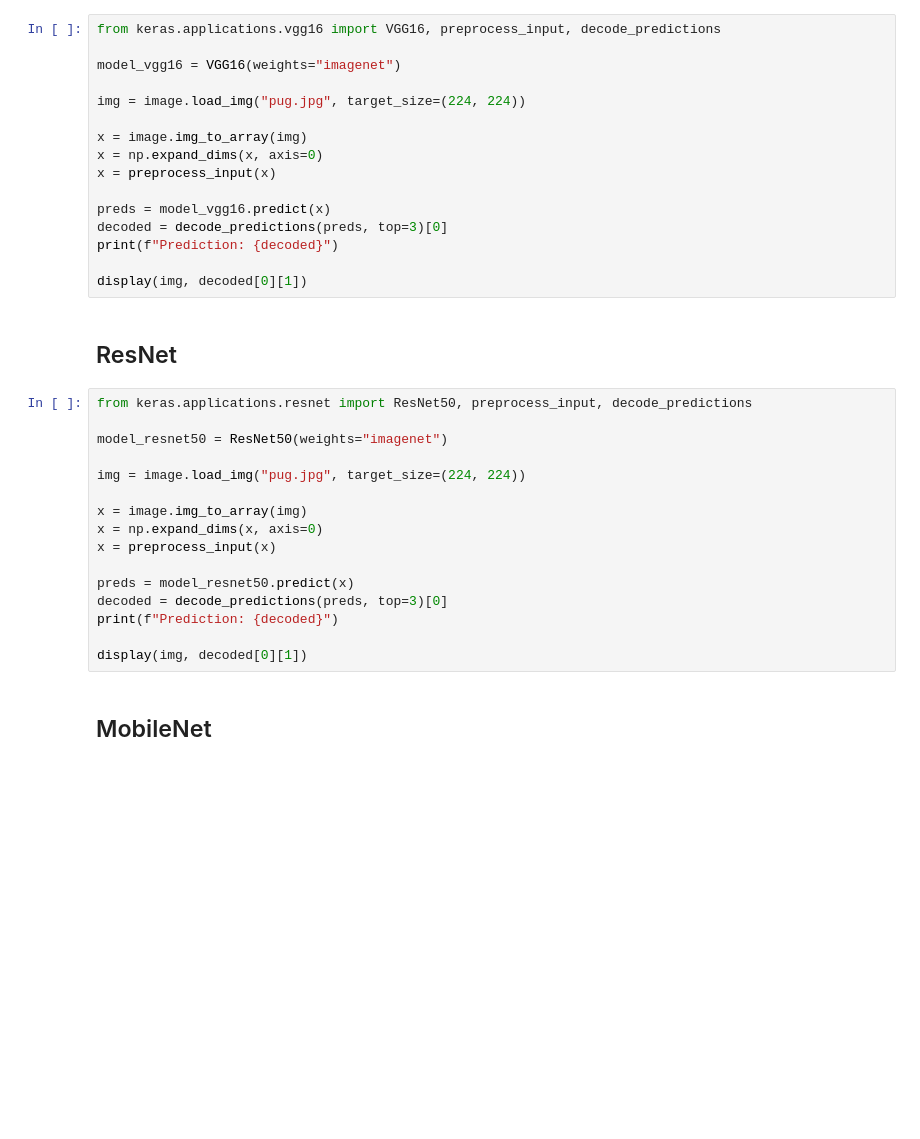
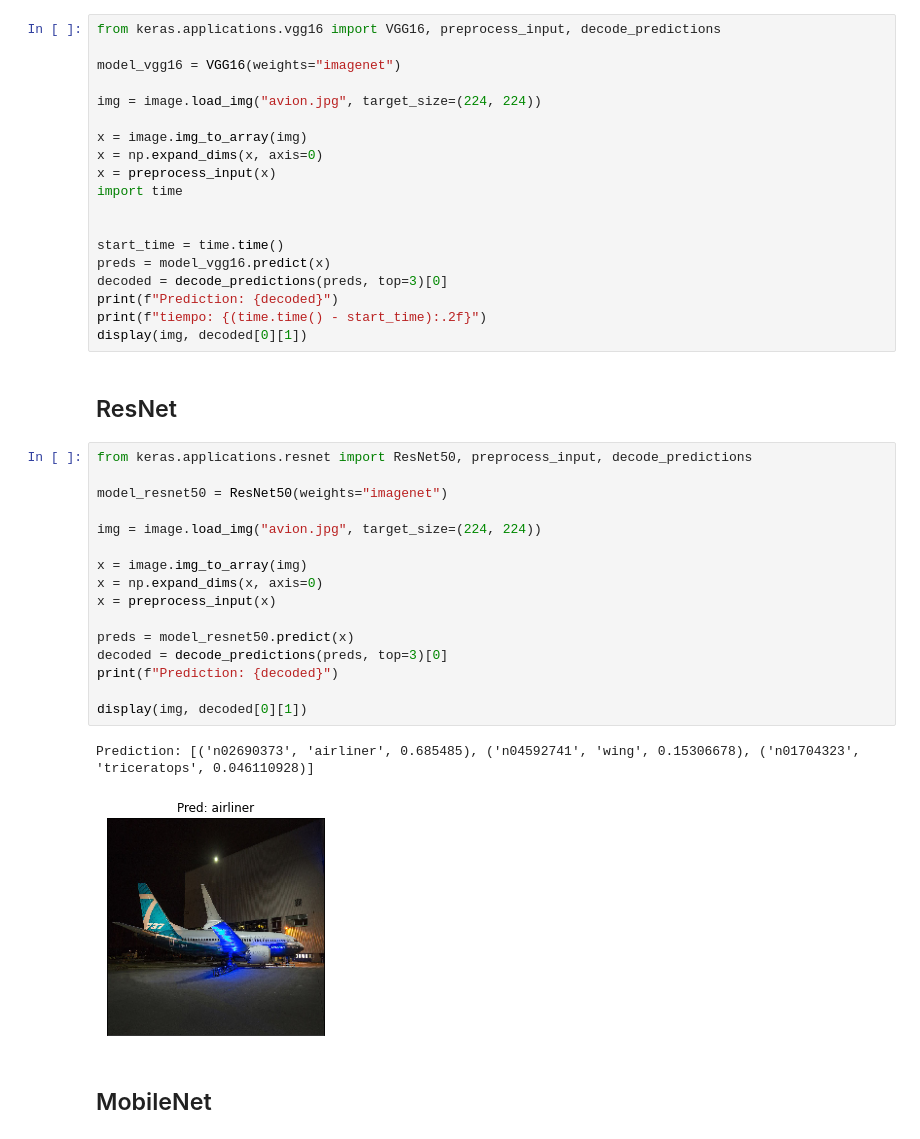
Before and after one commit to tabris2015/computer-vision-unifranz2021, a Jupyter notebook: tensorflow/7.image_classification.ipynb, the cells around one changed output. Cells and saved outputs as stored; diff of their text form; blank space fills up the shorter version.

```diff
--- a/tensorflow/7.image_classification.ipynb
+++ b/tensorflow/7.image_classification.ipynb
@@ -20,35 +20,41 @@ from keras.applications.vgg16 import VGG16, preprocess_input, decode_predictions
 
 model_vgg16 = VGG16(weights="imagenet")
 
-img = image.load_img("pug.jpg", target_size=(224, 224))
+img = image.load_img("avion.jpg", target_size=(224, 224))
 
 x = image.img_to_array(img)
 x = np.expand_dims(x, axis=0)
 x = preprocess_input(x)
+import time
 
+
+start_time = time.time()
 preds = model_vgg16.predict(x)
 decoded = decode_predictions(preds, top=3)[0]
 print(f"Prediction: {decoded}")
-
+print(f"tiempo: {(time.time() - start_time):.2f}")
 display(img, decoded[0][1])
 # %% [markdown]
 ## ResNet
 # %%
 from keras.applications.resnet import ResNet50, preprocess_input, decode_predictions
 
 model_resnet50 = ResNet50(weights="imagenet")
 
-img = image.load_img("pug.jpg", target_size=(224, 224))
+img = image.load_img("avion.jpg", target_size=(224, 224))
 
 x = image.img_to_array(img)
 x = np.expand_dims(x, axis=0)
 x = preprocess_input(x)
 
 preds = model_resnet50.predict(x)
 decoded = decode_predictions(preds, top=3)[0]
 print(f"Prediction: {decoded}")
 
 display(img, decoded[0][1])
+# %% [output]
+Prediction: [('n02690373', 'airliner', 0.685485), ('n04592741', 'wing', 0.15306678), ('n01704323', 'triceratops', 0.046110928)]
+[figure, added]
 # %% [markdown]
 ## MobileNet
 # %%
```
Also changed, not shown: parts of 4 cells of this notebook, 2 other files.
